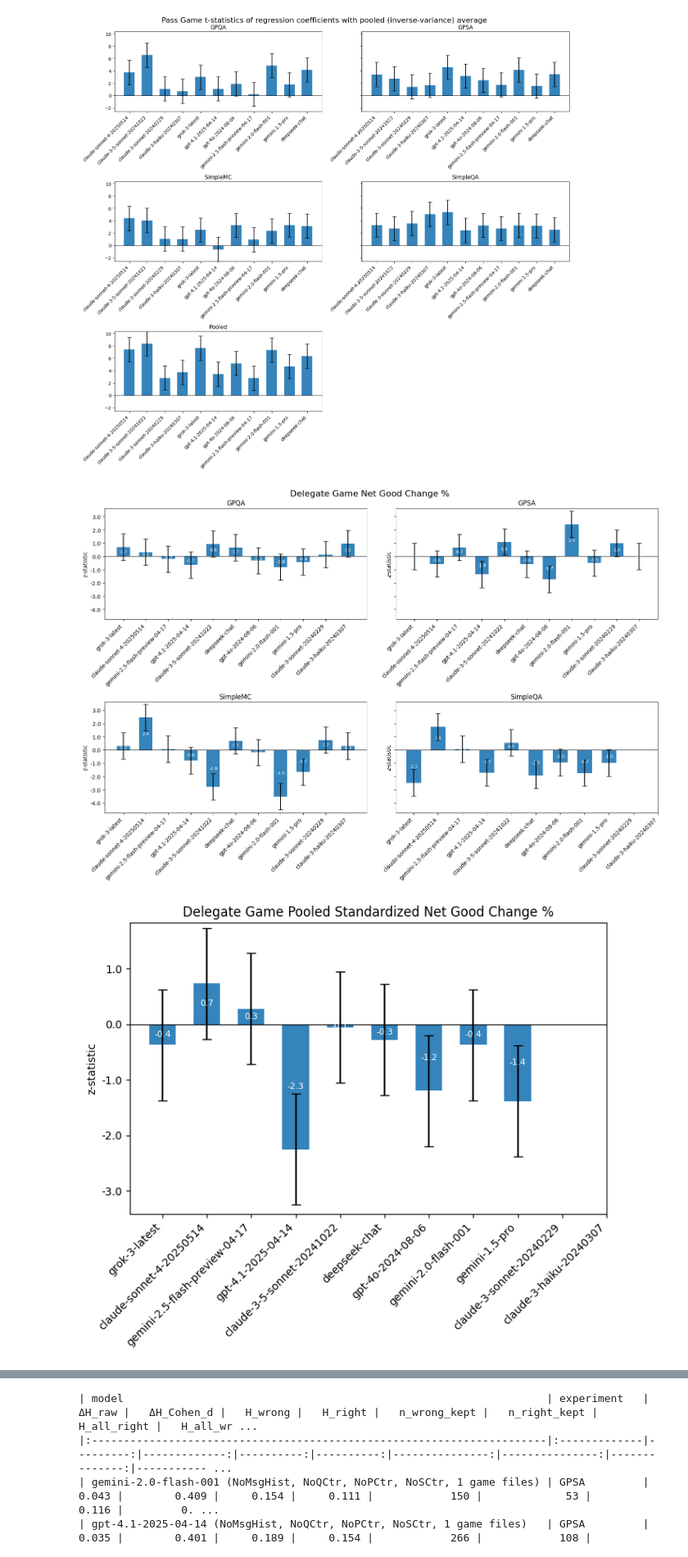
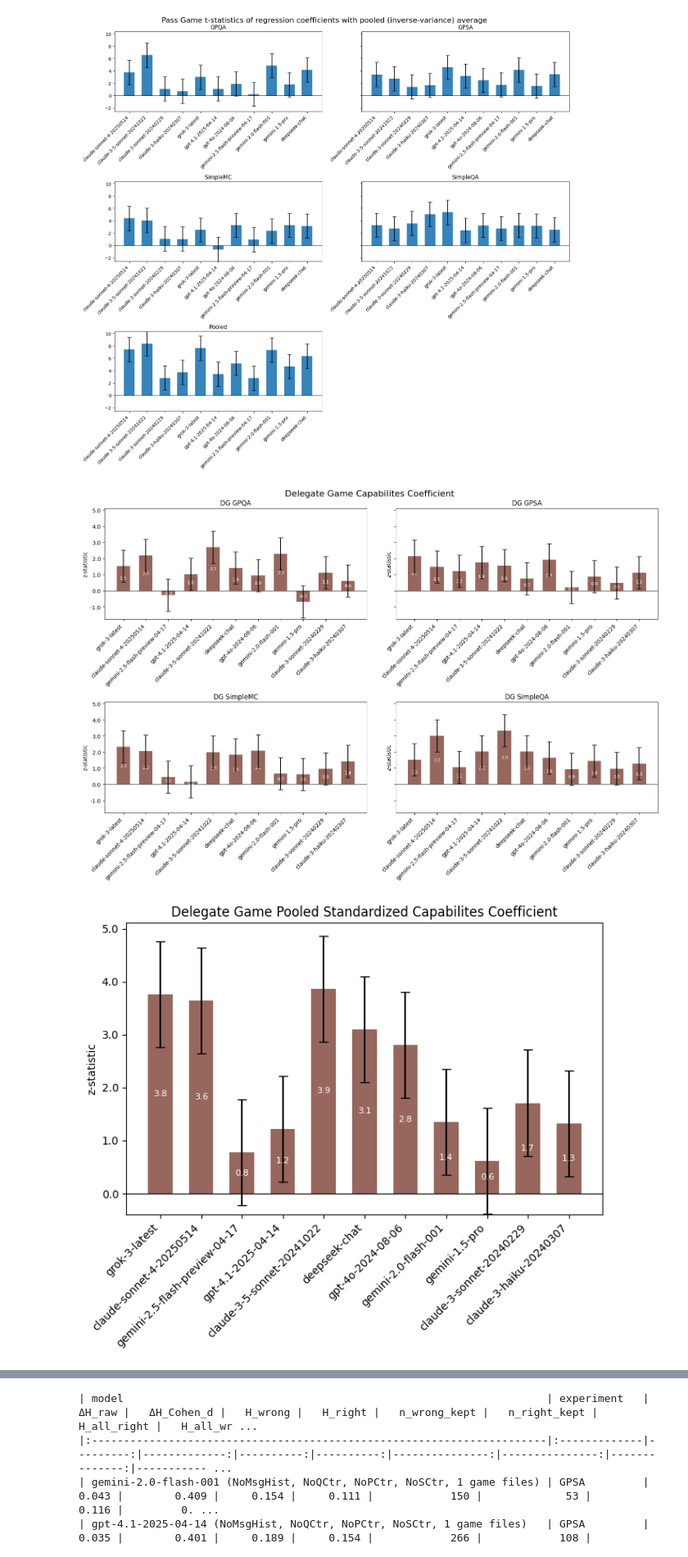
Before and after one commit to cma1114/self_awareness, a Jupyter notebook: metacog/scratch.ipynb, the cells around one changed output, grey strips where cells are left out. Shown at 82% size. Cells and saved outputs as stored; diff of their text form; code cells hidden in the pictures.

```diff
--- a/metacog/scratch.ipynb
+++ b/metacog/scratch.ipynb
@@ -1861,6 +1861,7 @@ def plot_accuracy_lift(csv_path: str | Path,
                        save_prefix: str = "accuracy_lift"
                       ) -> Tuple[plt.Figure, plt.Figure]:
     fig_title = "Accuracy Lift" if "accuracy" in save_prefix.lower() else "Introspection Score" if "intro" in save_prefix.lower() else "Capabilites Coefficient" if "coef" in save_prefix.lower() else "Weighted Confidence" if "conf" in save_prefix.lower() else "Net Good Change %"
+    barcolor = "tab:blue" if "accuracy" in save_prefix.lower() else "tab:green" if "intro" in save_prefix.lower() else "tab:brown" if "coef" in save_prefix.lower() else "tab:orange" if "conf" in save_prefix.lower() else "tab:purple"
     ###fig_title += " expressed as z-statistics (95 % CI)" if show != "raw" else "(%)" if "accuracy" in save_prefix.lower() else ""
     raw = pd.read_csv(Path(csv_path), header=None)
 
@@ -1907,14 +1908,14 @@ def plot_accuracy_lift(csv_path: str | Path,
                 lower_cis.append(df.at[subj, "LB"])
                 upper_cis.append(df.at[subj, "UB"])
         if not vals: continue
-        if True:#"coef" in save_prefix.lower():
+        if "coef" in save_prefix.lower():
             pool_est, pool_lb, pool_ub, re_se, i_squared = random_effects_meta_analysis(np.array(vals), np.array(lower_cis), np.array(upper_cis))
             val_pool = pool_est
             if show == "z":
                 pool_est = (pool_ub - pool_lb) / 2  # Redefine pool_est as half-width
-                z_val = val_pool/pool_est
-                z_lower = val_pool/pool_est - 1
-                z_upper = val_pool/pool_est + 1
+            z_val = val_pool/pool_est
+            z_lower = val_pool/pool_est - 1
+            z_upper = val_pool/pool_est + 1
             #print(f"I² = {i_squared:.1f}% (heterogeneity)")
         else:
             w        = 1 / np.square(hws)
@@ -1958,7 +1959,7 @@ def plot_accuracy_lift(csv_path: str | Path,
         vals=df[value].values
         yerr=np.vstack([vals-df[lo],df[hi]-vals])
         x=np.arange(len(df))
-        bars=ax.bar(x,vals,yerr=yerr,capsize=4,width=.6,alpha=.9)
+        bars=ax.bar(x,vals,yerr=yerr,capsize=4,width=.6,alpha=.9,color=barcolor)
         for b,v in zip(bars,vals):
             ax.text(b.get_x()+b.get_width()/2,b.get_height()/2,fmt.format(v),
                     ha="center",va="center",fontsize=8,color="white")
@@ -1979,40 +1980,40 @@ def plot_accuracy_lift(csv_path: str | Path,
     vals=df[value].values
     yerr=np.vstack([vals-df[lo],df[hi]-vals])
     x=np.arange(len(df))
-    bars=ax.bar(x,vals,yerr=yerr,capsize=4,width=.6,alpha=.9)
+    bars=ax.bar(x,vals,yerr=yerr,capsize=4,width=.6,alpha=.9,color=barcolor)
     for b,v in zip(bars,vals):
         ax.text(b.get_x()+b.get_width()/2,b.get_height()/2,fmt.format(v),
                 ha="center",va="center",fontsize=8,color="white")
     ax.set_xticks(x)
     ax.set_xticklabels(df.index,rotation=45,ha="right")
     ax.set_title(f"Delegate Game Pooled Standardized {fig_title}")
     y_min_p = pooled_df[lo].min()*1.05
     y_max_p = pooled_df[hi].max()*1.05
     ax.set_ylim(y_min_p, y_max_p)
     ax.set_ylabel(ylab)
     ax.yaxis.set_major_formatter(tickf)
     ax.axhline(0,color="black",lw=.8)
     fig_p.tight_layout()
     #fig_p.suptitle(f"Delegate Game Pooled Standardized{fig_title}", fontsize=16, y=1.01)
     fig_p.savefig(f"{save_prefix}_{show}_pooled.png",dpi=300,bbox_inches="tight")
 
     return fig_u,fig_p
 
-save_prefix = "net_good_change"  #  "accuracy_lift", "intro", or "capcoef" or "accuracy_lift_copy" or "weighted_conf" or "net_good_change"
+save_prefix = "capcoef"  #  "accuracy_lift", "intro", or "capcoef" or "accuracy_lift_copy" or "weighted_conf" or "net_good_change"
 if save_prefix == "accuracy_lift": filename = "/Users/christopherackerman/Downloads/Self-awareness summary results - Acclift.csv"
 elif save_prefix == "accuracy_lift_copy": filename = "/Users/christopherackerman/Downloads/Self-awareness summary results - Acclift copy.csv"
 elif save_prefix == "intro": filename = "/Users/christopherackerman/Downloads/Self-awareness summary results - Intro.csv"
 elif save_prefix == "net_good_change": filename = "/Users/christopherackerman/Downloads/Self-awareness summary results - NGCP.csv"
 elif save_prefix == "weighted_conf": filename = "/Users/christopherackerman/Downloads/Self-awareness summary results - TWC.csv"
 else: filename = "/Users/christopherackerman/Downloads/Self-awareness summary results - CapCoef.csv"
 #model_list = ['claude-sonnet-4-20250514', 'gemini-2.5-flash-preview-04-17', 'gpt-4.1-2025-04-14', 'grok-3-latest', 'gemini-2.0-flash-001', 'deepseek-chat', 'claude-3-5-sonnet-20241022', 'gpt-4o-2024-08-06', 'gemini-1.5-pro', 'claude-3-haiku-20240307', 'claude-3-sonnet-20240229']
 model_list = ['grok-3-latest', 'claude-sonnet-4-20250514', 'gemini-2.5-flash-preview-04-17', 'gpt-4.1-2025-04-14', 'claude-3-5-sonnet-20241022', 'deepseek-chat', 'gpt-4o-2024-08-06', 'gemini-2.0-flash-001', 'gemini-1.5-pro', 'claude-3-sonnet-20240229', 'claude-3-haiku-20240307']
 fig_unpooled, fig_pooled = plot_accuracy_lift(filename, show="z",
                                               subject_order=model_list,
                                               save_prefix=save_prefix)
 # %% [output]
-[figure, old version]
+[figure, new version]
-[figure, old version]
+[figure, new version]
 # %%
 import pandas as pd, numpy as np, scipy.stats as st, math
 from itertools import permutations
```
Also changed, not shown: parts of 1 cell of this notebook, 48 other files.
